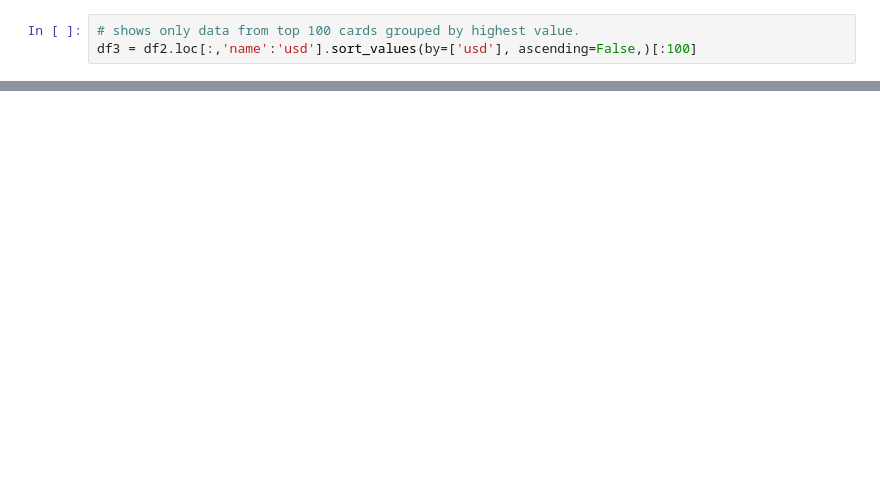
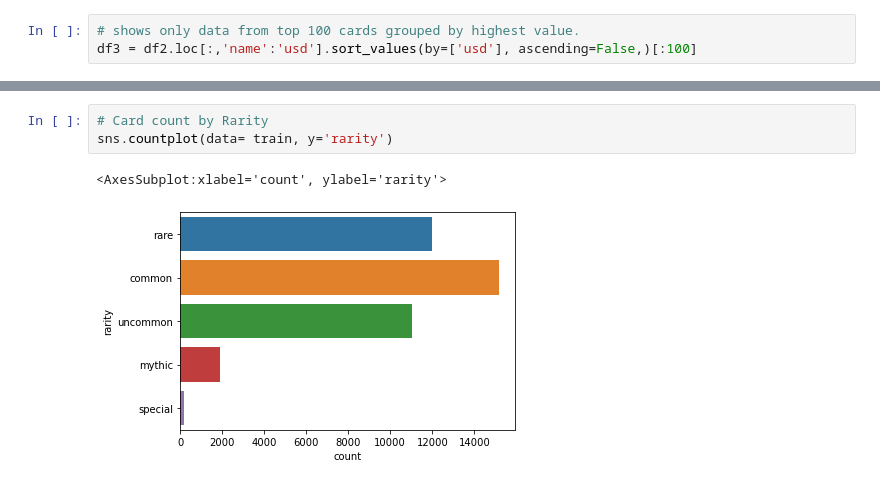
Before and after one commit to Jemison-DavidJasonStephenVasiliy/MTG-Project, a Jupyter notebook: David/David_Final_Notebook.ipynb, the cells around one changed output, grey strips where cells are left out. Saved outputs shown, nothing was run; the diff lists cells and outputs as text; blank space fills up the shorter version.

```diff
--- a/David/David_Final_Notebook.ipynb
+++ b/David/David_Final_Notebook.ipynb
@@ -184,0 +169,6 @@ Definitely looks like the card type has an effect.
+# %%
+# Card count by Rarity
+sns.countplot(data= train, y='rarity')
+# %% [output]
+<AxesSubplot:xlabel='count', ylabel='rarity'>
+[figure, added]
```
Also changed, not shown: parts of 35 cells of this notebook.
